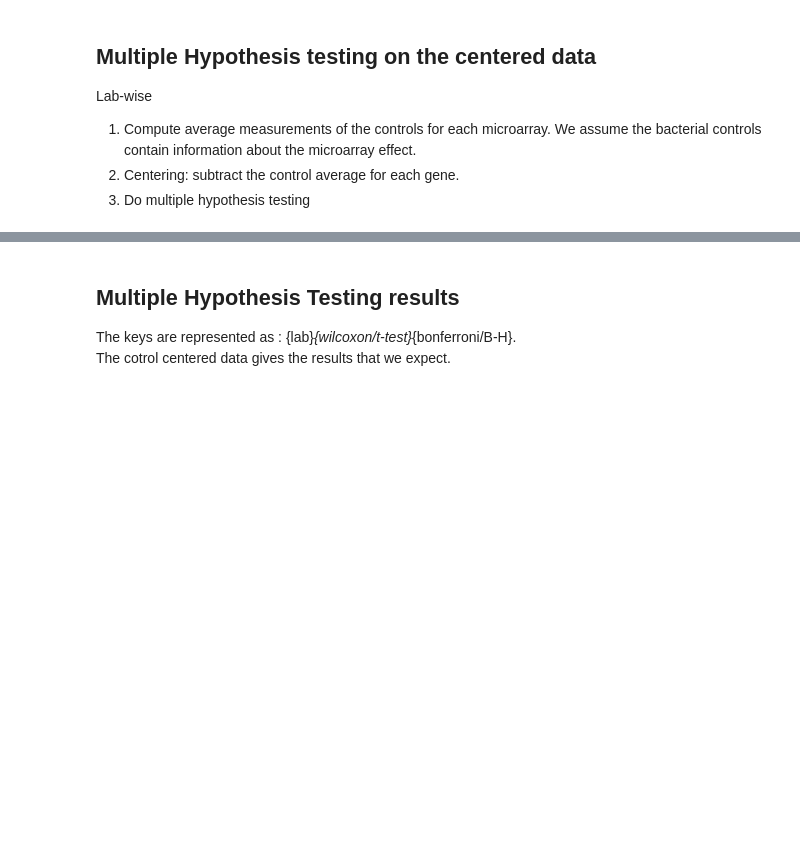
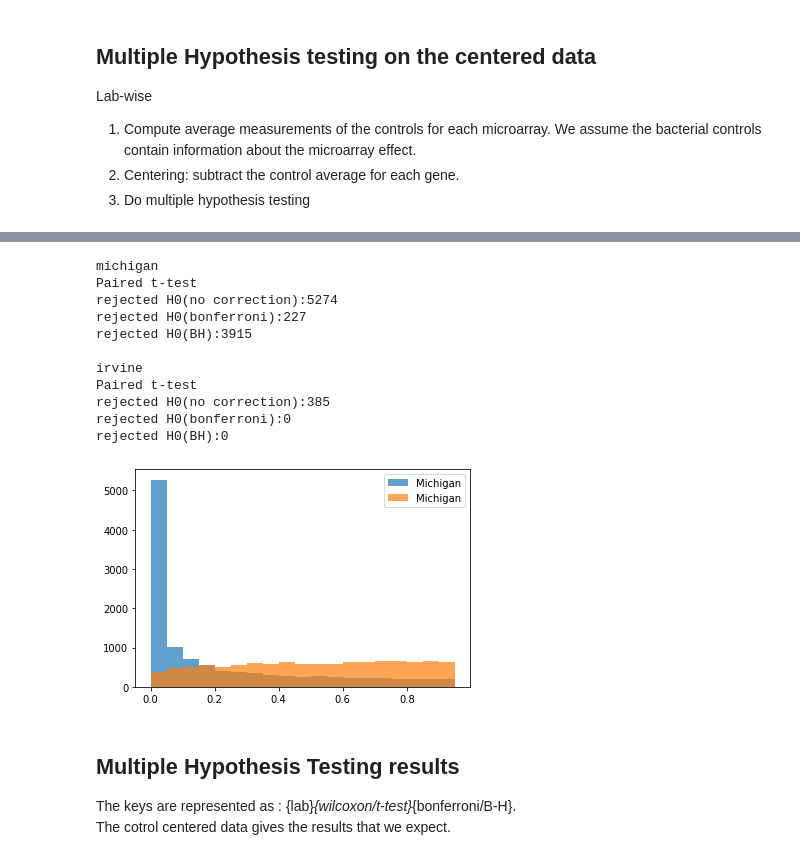
Before and after one commit to unique-subedi/604-gene-expression, a Jupyter notebook: Ahn_gene_expression_master.ipynb, the cells around one changed output, grey strips where cells are left out. Saved outputs shown, nothing was run; the diff lists cells and outputs as text; code cells hidden in the pictures; blank space fills up the shorter version.

```diff
--- a/Ahn_gene_expression_master.ipynb
+++ b/Ahn_gene_expression_master.ipynb
@@ -261,3 +197,19 @@ rejected H0(BH):0
+# %%
+testing(michigan_c_diff, True, 'michigan', 't')
+testing(irvine_c_diff, True, 'irvine', 't')
+# %% [output]
+michigan
+Paired t-test
+rejected H0(no correction):5274
+rejected H0(bonferroni):227
+rejected H0(BH):3915
+
+irvine
+Paired t-test
+rejected H0(no correction):385
+rejected H0(bonferroni):0
+rejected H0(BH):0
+[figure, added]
 # %% [markdown]
 ## Multiple Hypothesis Testing results
 The keys are represented as : {lab}_{wilcoxon/t-test}_{bonferroni/B-H}.
```
Also changed, not shown: parts of 9 cells of this notebook.
